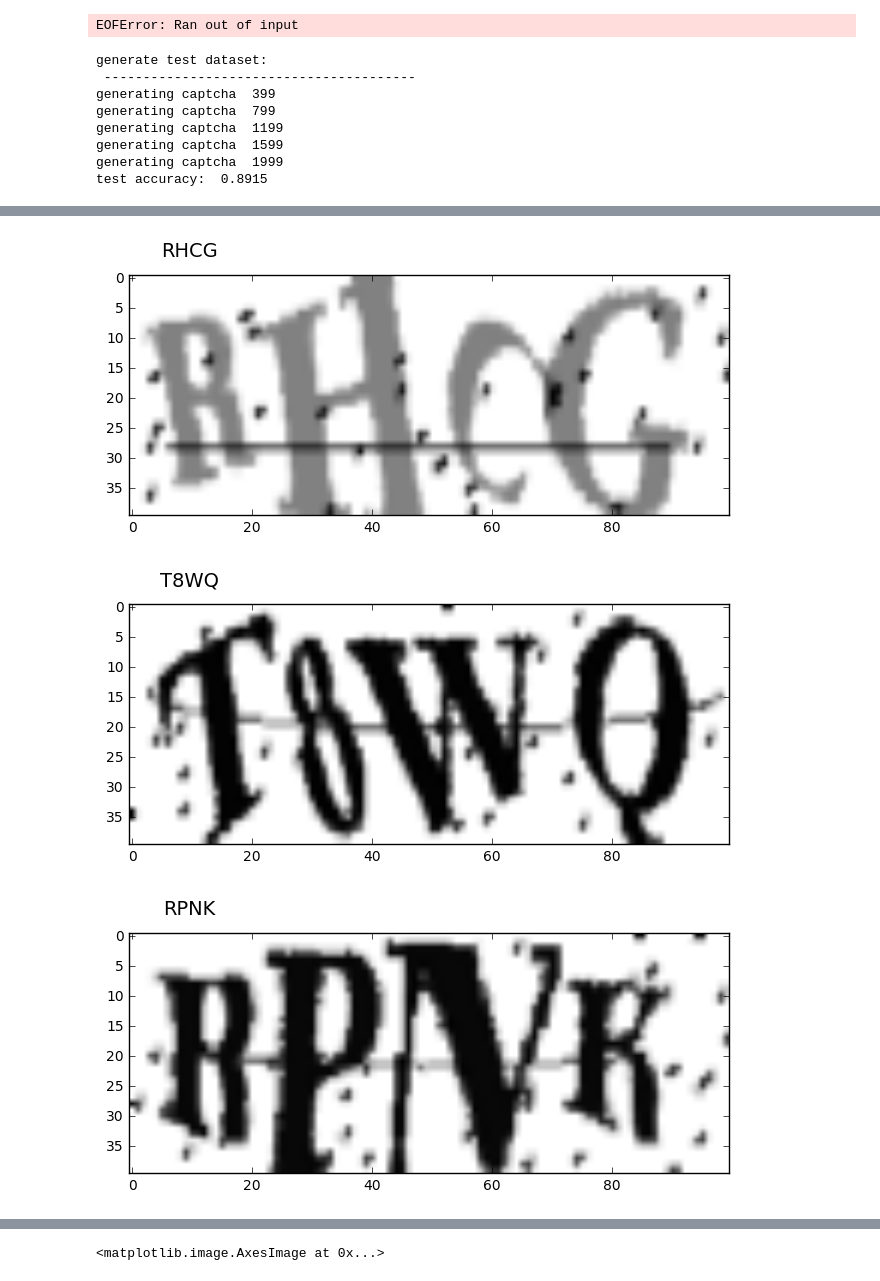
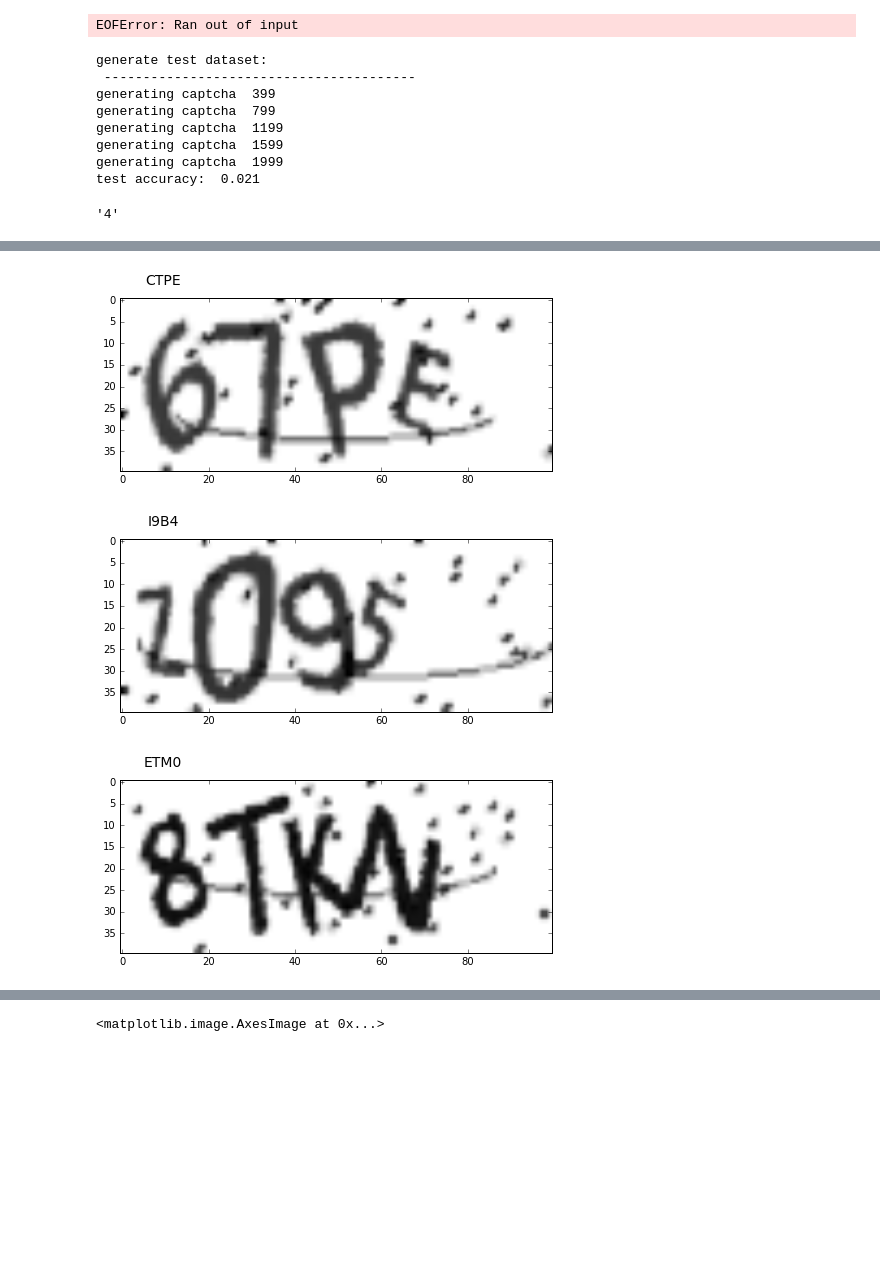
Before and after one commit to yuyang2009/kaggle, a Jupyter notebook: captcha.ipynb, the cells around one changed output, grey strips where cells are left out. Saved outputs shown, nothing was run; the diff lists cells and outputs as text; code cells hidden in the pictures; blank space fills up the shorter version.

```diff
--- a/captcha.ipynb
+++ b/captcha.ipynb
@@ -44,7 +44,8 @@ def img_preprocess(img):
     return img_scale
 
 def dataset_generator(num_images):
-    image_generator = ImageCaptcha(fonts=['./font/AntykwaBold.ttf'])
+#     image_generator = ImageCaptcha(fonts=['./font/AntykwaBold.ttf'])
+    image_generator = ImageCaptcha(fonts=['./font/LucidaGrande.ttc'])
     X = np.empty((num_images, height_images, width_images))
     y = np.empty((num_images, num_charmap*num_char))
     for i in range(num_images):
@@ -375,7 +376,7 @@ config.gpu_options.allow_growth = True
 sess = tf.InteractiveSession(config=config)
 saver.restore(sess, "./model/model.ckpt")
 print("generate test dataset: \n", '-'*40)
-X_test, y_test = dataset_generator(2000)
+X_test, y_test = dataset_generator(200)
 y_test = y_test.reshape(-1, num_char, num_charmap)
 X, y = X_test, y_test
 pred = max_idx_p.eval(feed_dict={x:X, keep_prob: 1.0})
@@ -388,4 +389,4 @@ generating captcha  799
 generating captcha  1199
 generating captcha  1599
 generating captcha  1999
-test accuracy:  0.8915
+test accuracy:  0.021
@@ -395,3 +393,7 @@ PIL.Image.Image.load('./')
+# %%
+[ ''.join([char_map[_i] for _i in pred_ind]) for pred_ind in pred][2][2]
+# %% [output]
+'4'
 # %%
 # with tf.Session(config=config) as sess:
 # saver = tf.train.Saver()
@@ -402,7 +404,7 @@ PIL.Image.Image.load('./')
 # saver.restore(sess, "./model/model.ckpt")
 # X, y = X_batch, y_batch
 # print(accuracy.eval(feed_dict={x: X, y_: y, keep_prob: 1.0}))
-plot_ind = 690
+plot_ind = 10
 idx_lst = range(plot_ind, plot_ind+10)
 for idx in idx_lst:
 #     print(''.join([char_map[_i] for _i in pred[idx]]))
@@ -417,3 +419,3 @@ for idx in idx_lst:
-[figure, old version]
+[figure, new version]
-[figure, old version]
+[figure, new version]
-[figure, old version]
+[figure, new version]
```
Also changed, not shown: parts of 14 cells of this notebook.
